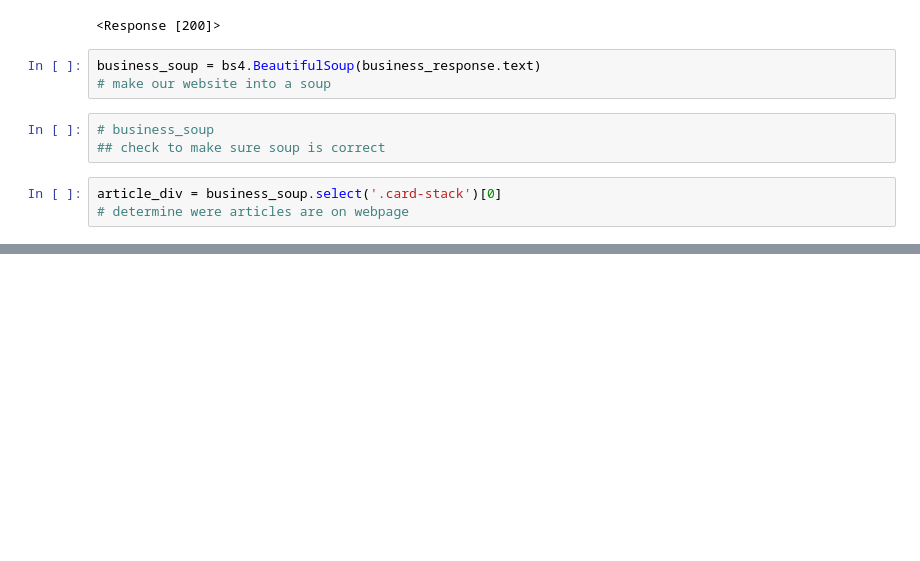
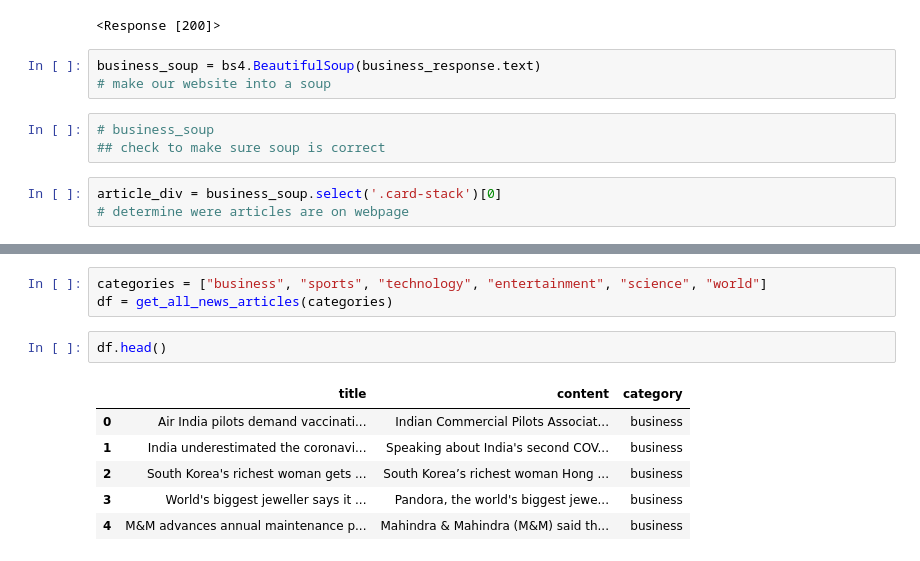
Before and after one commit to johngrinstead/natural-language-processing-exercises, a Jupyter notebook: data_acquisition_lesson.ipynb, the cells around one changed output, grey strips where cells are left out. Cells and saved outputs as stored; diff of their text form; blank space fills up the shorter version.

```diff
--- a/data_acquisition_lesson.ipynb
+++ b/data_acquisition_lesson.ipynb
@@ -336,0 +389,12 @@ article_div
+# %%
+categories = ["business", "sports", "technology", "entertainment", "science", "world"]
+df = get_all_news_articles(categories)
+# %%
+df.head()
+# %% [output]
+|  | title | content | category |
+| 0 | Air India pilots demand vaccinati... | Indian Commercial Pilots Associat... | business |
+| 1 | India underestimated the coronavi... | Speaking about India's second COV... | business |
+| 2 | South Korea's richest woman gets ... | South Korea’s richest woman Hong ... | business |
+| 3 | World's biggest jeweller says it ... | Pandora, the world's biggest jewe... | business |
+| 4 | M&M advances annual maintenance p... | Mahindra & Mahindra (M&M) said th... | business |
```
Also changed, not shown: parts of 7 cells of this notebook, 1 other file.
